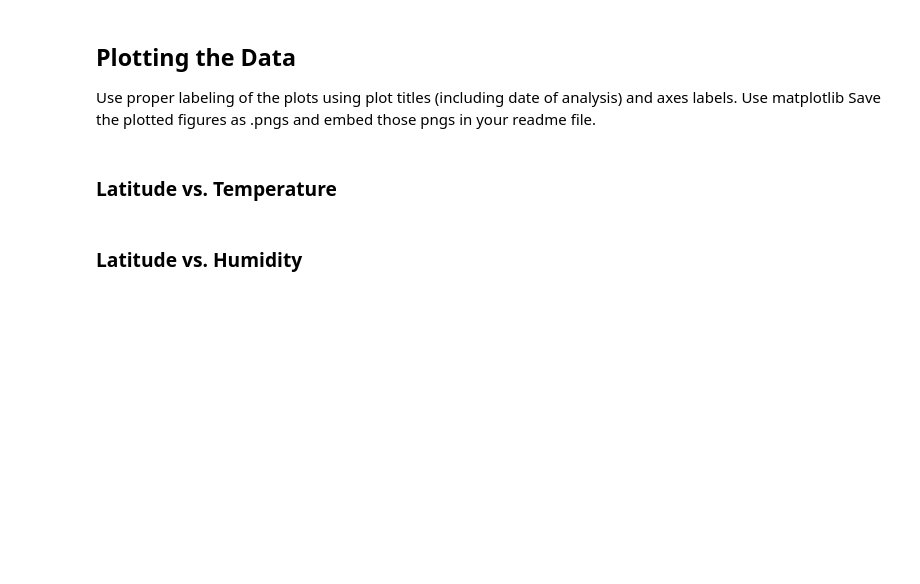
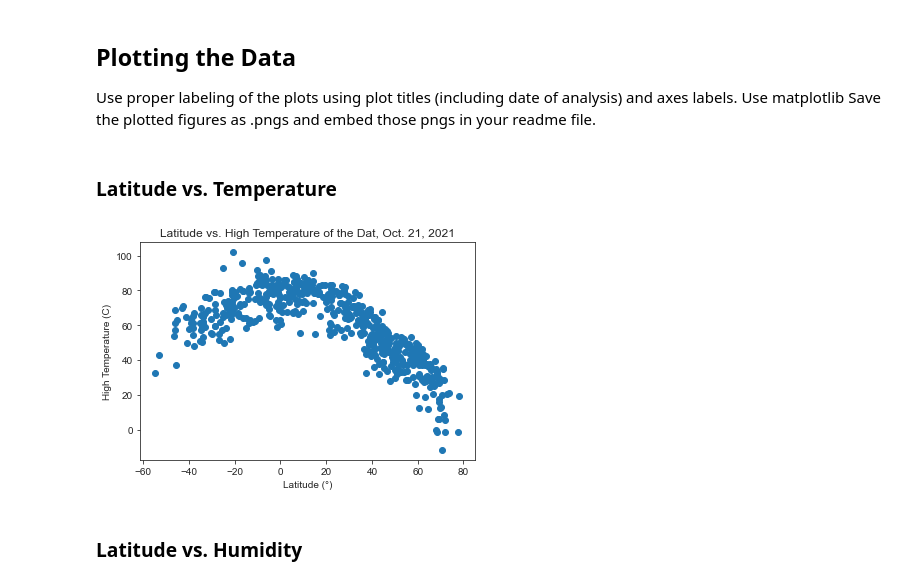
Before and after one commit to HeatherLD/Homework5, a Jupyter notebook: week05_homework_HLD.ipynb, the cells around one changed output. Saved outputs shown, nothing was run; the diff lists cells and outputs as text; code cells hidden in the pictures; blank space fills up the shorter version.

```diff
--- a/week05_homework_HLD.ipynb
+++ b/week05_homework_HLD.ipynb
@@ -18,10 +22,11 @@ api_key="aeb3cf034d1ddda25b0e5ee5f3be4847"
 ### Generate a Random List of Cities Around the World
 # %%
 base_url="http://api.openweathermap.org/data/2.5/weather?units=Imperial&APPID=" + api_key
-headers = {"Longitude": "lon", "Latitude": "lat", "Country": "country", "Wind Speed": "wind", "Highest Temp": "temp_max", "Pressure": "pressure", "Humidity": "humidity"}
+headers = {"City Name": "name", "Longitude": "lon", "Latitude": "lat", "Country": "country", "Wind Speed": "speed", "Highest Temp": "temp_max", "Pressure": "pressure", "Humidity": "humidity"}
+#make sure it works
 city="london"
 print(base_url + f'&q={city}')
-#create a json output of the data
+
 req = requests.get(base_url + f'&q={city}', headers=headers)
 json_data = req.json()
 print(json_data)
@@ -92,0 +92,17 @@ KeyError: 'headers'
+# %%
+#cleaning the data
+cities_weather_unformed = pd.json_normalize(raw_weather, sep='_')
+cities_weather_unformed = cities_weather_unformed.drop(cities_weather_unformed[cities_weather_unformed.message == "city not found"].index)
+
+cities_weather_unformed = cities_weather_unformed.set_index("name")
+cities_weather_unformed.to_csv('cities_weather_unformed_csv.csv')
+
+#building a focused dataframe
+cities_weather = cities_weather_unformed.filter(["sys_country", "coord_lon", "coord_lat", "main_pressure", "main_temp_max", "wind_speed", "main_humidity", "clouds_all"], axis=1)
+cities_weather = pd.DataFrame(cities_weather)
+
+#export to a csv for confirmation
+cities_weather.to_csv('cities_weather_csv.csv')
+
+#print a sample to show it works
+cities_weather.head(75)
@@ -99,11 +130,13 @@ Save the plotted figures as .pngs and embed those pngs in your readme file.
 ### Latitude vs. Temperature
 # %%
 fig, ax = plt.subplots()
-ax.scatter(cities_weather["lat"], cities_weather["temp_max"])
-ax.set_title("Latitude vs. Max Temperature, Oct. 21, 2021)
-ax.set_xlabel("Latitude")
+ax.scatter(cities_weather["coord_lat"], cities_weather["main_temp_max"])
+ax.set_title("Latitude vs. High Temperature of the Dat, Oct. 21, 2021")
+ax.set_xlabel("Latitude (°)")
 ax.set_ylabel("High Temperature (C)")
 plt.show()
+# %% [output]
+[figure, added]
 # %% [markdown]
 ### Latitude vs. Humidity
 # %%
```
Also changed, not shown: parts of 17 cells of this notebook.
